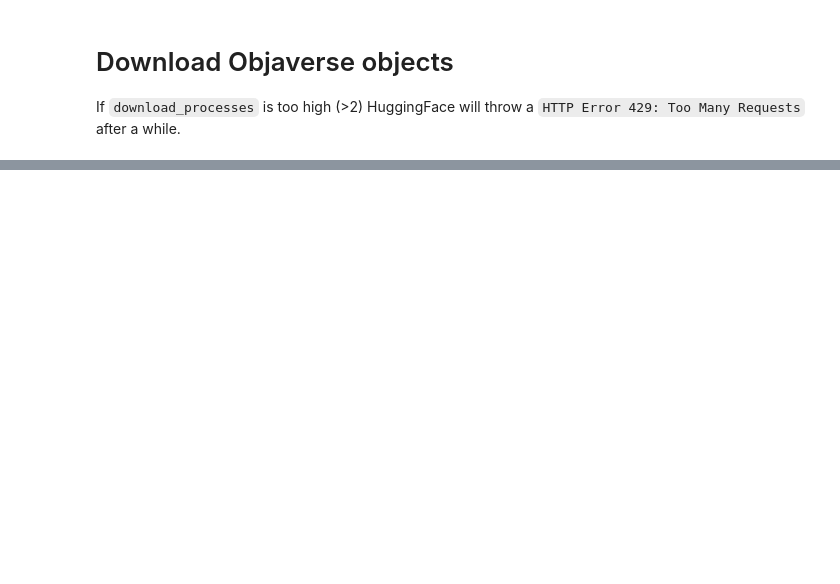
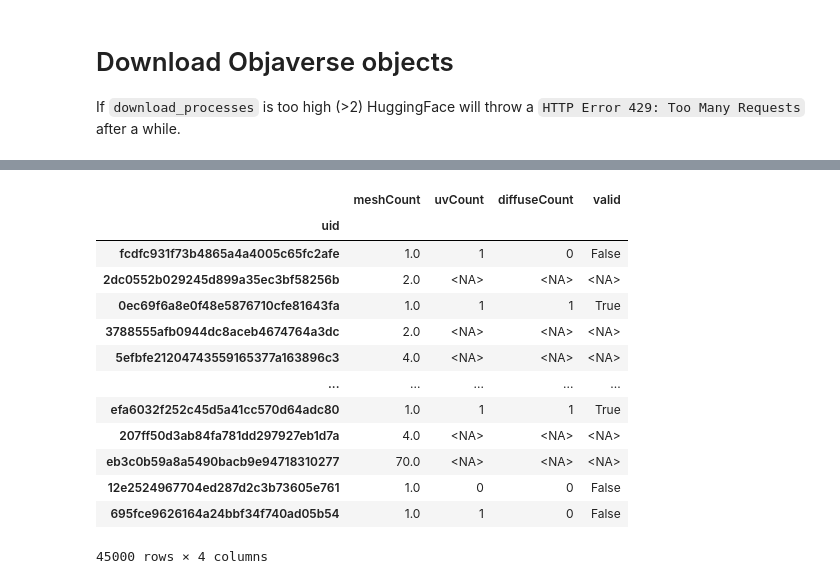
Before and after one commit to MrPio/Texture-Anything, a Jupyter notebook: 2-objects_filtering/2.0-Download_Objaverse.ipynb, the cells around one changed output, grey strips where cells are left out. Cells and saved outputs as stored; diff of their text form; code cells hidden in the pictures; blank space fills up the shorter version.

Commit message:
Double the size of dataset

```diff
--- a/2-objects_filtering/2.0-Download_Objaverse.ipynb
+++ b/2-objects_filtering/2.0-Download_Objaverse.ipynb
@@ -24,0 +23,17 @@ starting download of 26194 objects with 2 processes
+# %%
+dataset.statistics
+# %% [output]
+|  | meshCount | uvCount | diffuseCount | valid |
+| uid |  |  |  |  |
+| fcdfc931f73b4865a4a4005c65fc2afe | 1.0 | 1 | 0 | False |
+| 2dc0552b029245d899a35ec3bf58256b | 2.0 | <NA> | <NA> | <NA> |
+| 0ec69f6a8e0f48e5876710cfe81643fa | 1.0 | 1 | 1 | True |
+| 3788555afb0944dc8aceb4674764a3dc | 2.0 | <NA> | <NA> | <NA> |
+| 5efbfe21204743559165377a163896c3 | 4.0 | <NA> | <NA> | <NA> |
+| ... | ... | ... | ... | ... |
+| efa6032f252c45d5a41cc570d64adc80 | 1.0 | 1 | 1 | True |
+| 207ff50d3ab84fa781dd297927eb1d7a | 4.0 | <NA> | <NA> | <NA> |
+| eb3c0b59a8a5490bacb9e94718310277 | 70.0 | <NA> | <NA> | <NA> |
+| 12e2524967704ed287d2c3b73605e761 | 1.0 | 0 | 0 | False |
+| 695fce9626164a24bbf34f740ad05b54 | 1.0 | 1 | 0 | False |
+45000 rows × 4 columns
```
Also changed, not shown: parts of 2 cells of this notebook, 16 other files.
